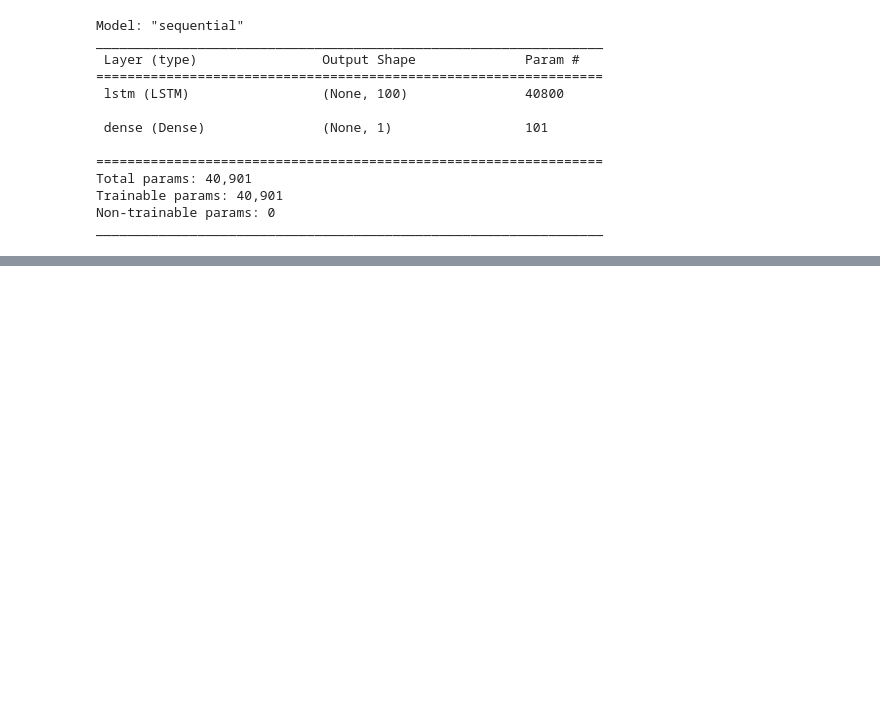
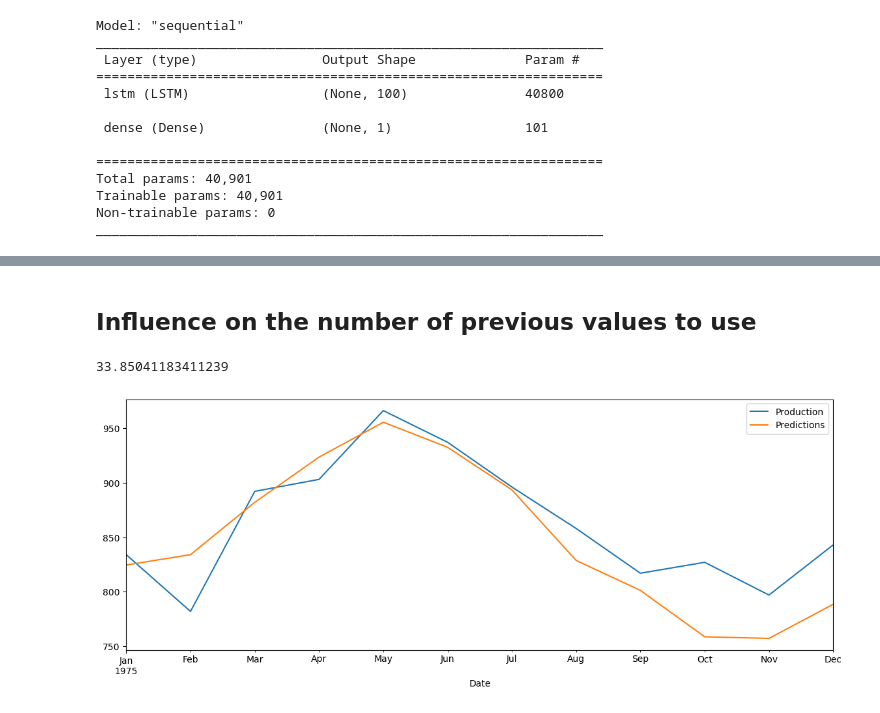
Before and after one commit to herrmilt/PythonLectures, a Jupyter notebook: Lecture8/lstm.ipynb, the cells around one changed output, grey strips where cells are left out. Cells and saved outputs as stored; diff of their text form; code cells hidden in the pictures; blank space fills up the shorter version.

Commit message:
Lecture 8. LSTM Added

```diff
--- a/Lecture8/lstm.ipynb
+++ b/Lecture8/lstm.ipynb
@@ -195,7 +113,7 @@ current_batch = first_eval_batch.reshape((1, n_input, n_features))
 for i in range(len(test)):
 
     # get the prediction value for the first batch
-    current_pred = model.predict(current_batch)[0]
+    current_pred = model.predict(current_batch, verbose=False)[0]
 
     # append the prediction into the array
     test_predictions.append(current_pred)
@@ -264,0 +136,44 @@ print(rmse)
+# %% [markdown]
+## Influence on the number of previous values to use
+# %%
+def test_number_of_inputs(n_input, epochs=50):
+    generator = TimeseriesGenerator(scaled_train, scaled_train, length=n_input, batch_size=1)
+
+    # define model
+    model = Sequential()
+    model.add(LSTM(100, activation='relu', input_shape=(n_input, n_features)))
+    model.add(Dense(1))
+    model.compile(optimizer='adam', loss='mse')
+
+    # fit model
+    model.fit(generator,epochs=epochs, verbose=False)
+
+    test_predictions = []
+
+    first_eval_batch = scaled_train[-n_input:]
+    current_batch = first_eval_batch.reshape((1, n_input, n_features))
+
+    for i in range(len(test)):
+
+        # get the prediction value for the first batch
+        current_pred = model.predict(current_batch, verbose=False)[0]
+
+        # append the prediction into the array
+        test_predictions.append(current_pred)
+
+        # use the prediction to update the batch and remove the first value
+        current_batch = np.append(current_batch[:,1:,:],[[current_pred]],axis=1)
+
+    true_predictions = scaler.inverse_transform(test_predictions)
+    test['Predictions'] = true_predictions
+
+    from sklearn.metrics import mean_squared_error
+    from math import sqrt
+    rmse=sqrt(mean_squared_error(test['Production'],test['Predictions']))
+    test.plot(figsize=(14,5))
+    print(rmse)
+# %%
+test_number_of_inputs(8)
+# %% [output]
+33.85041183411239
+[figure, added]
```
Also changed, not shown: parts of 35 cells of this notebook, 6 other files.
